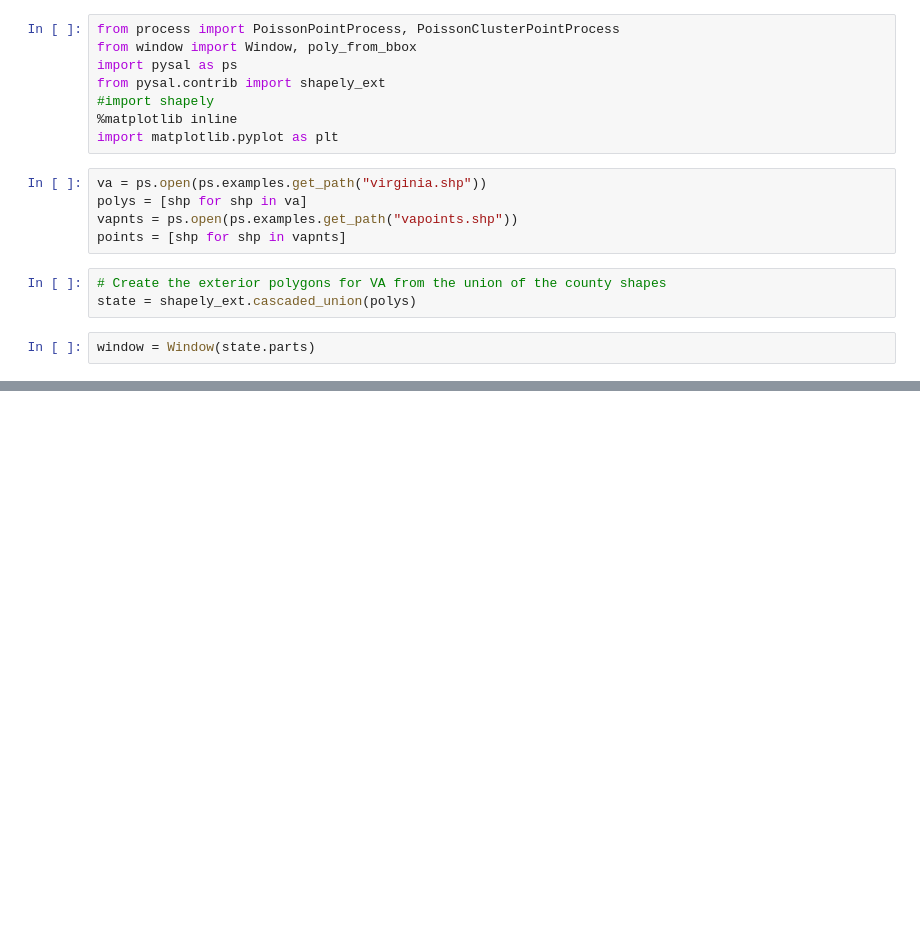
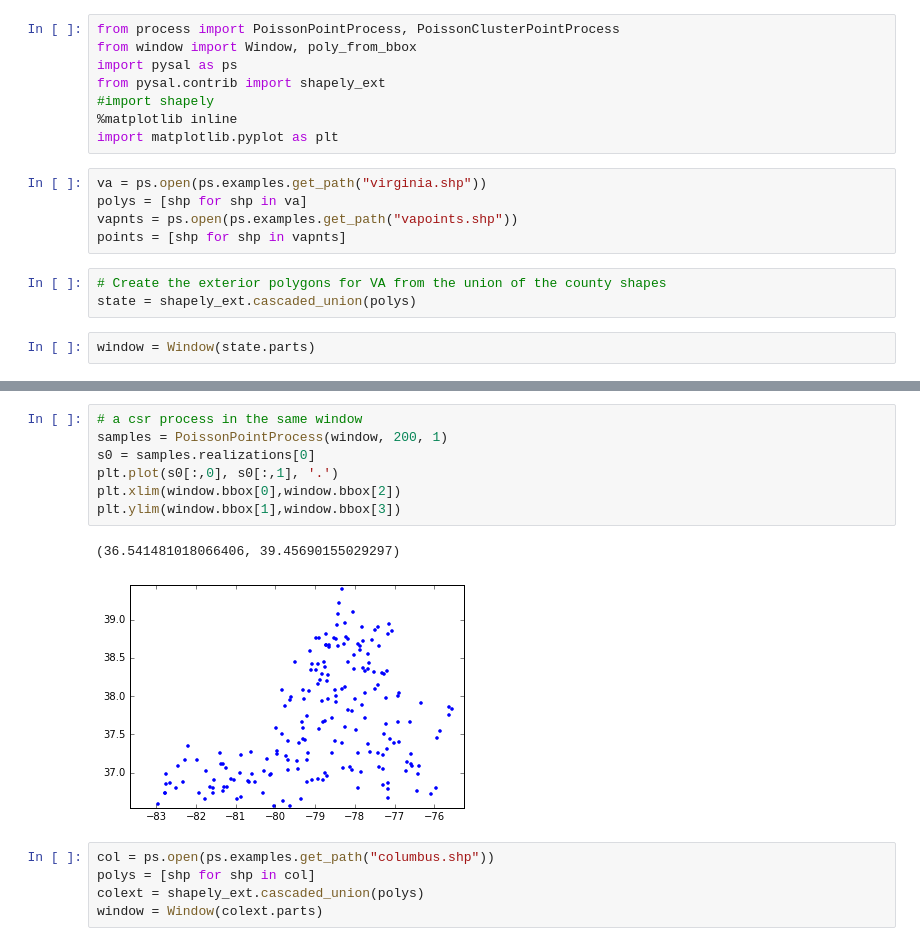
Before and after one commit to pysal/pointpats, a Jupyter notebook: process.ipynb, the cells around one changed output, grey strips where cells are left out. Drawn from its saved outputs; the diff is of its cells as text; blank space fills up the shorter version.

```diff
--- a/process.ipynb
+++ b/process.ipynb
@@ -21 +39,16 @@ csamples = PoissonClusterPointProcess(window, 200, 10, 0.5, 1)
+# %%
+# a csr process in the same window
+samples = PoissonPointProcess(window, 200, 1)
+s0 = samples.realizations[0]
+plt.plot(s0[:,0], s0[:,1], '.')
+plt.xlim(window.bbox[0],window.bbox[2])
+plt.ylim(window.bbox[1],window.bbox[3])
+# %% [output]
+(36.541481018066406, 39.45690155029297)
+[figure, added]
+# %%
+col = ps.open(ps.examples.get_path("columbus.shp"))
+polys = [shp for shp in col]
+colext = shapely_ext.cascaded_union(polys)
+window = Window(colext.parts)
 # %%
```
Also changed, not shown: parts of 7 cells of this notebook, 1 other file.
